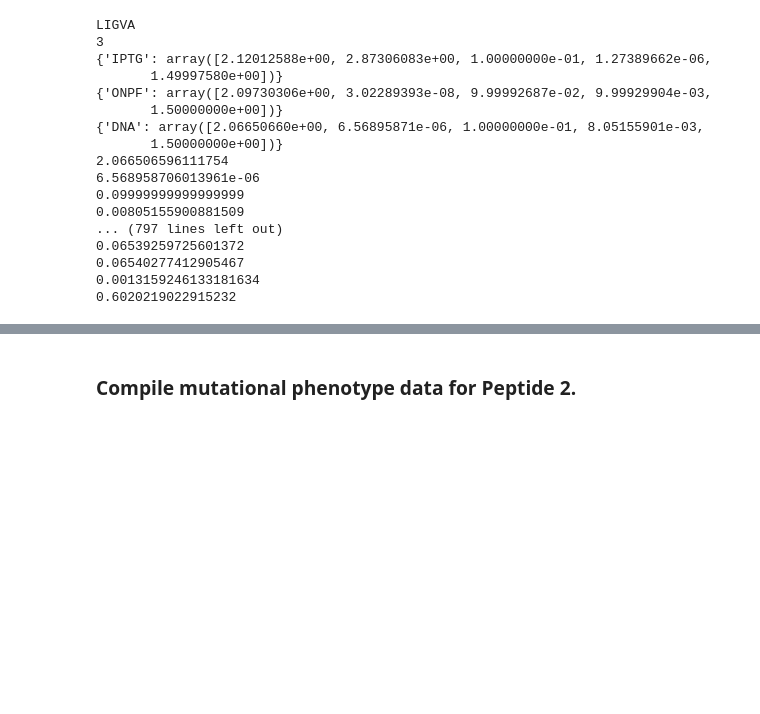
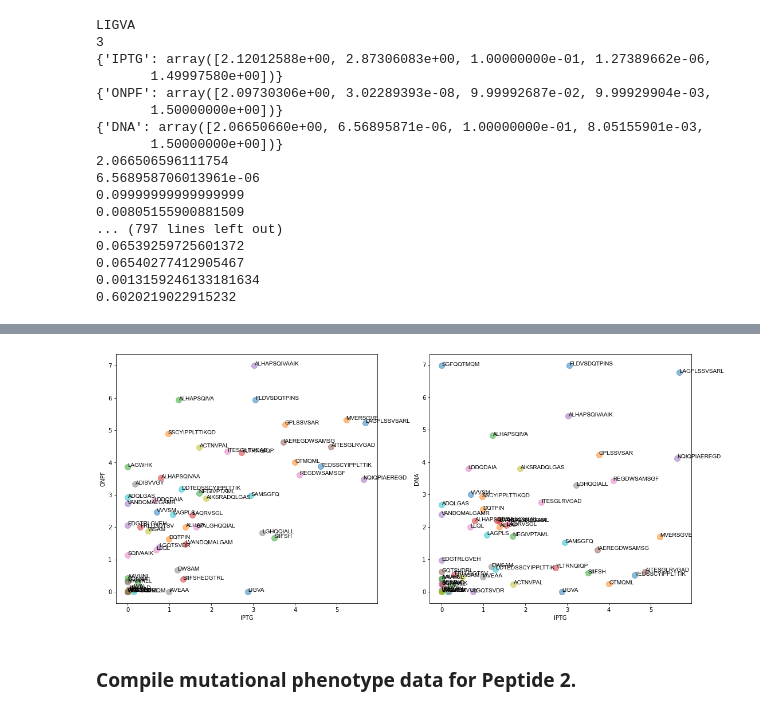
Before and after one commit to anumazam/LacI_HDX, a Jupyter notebook: 20210530_clustering.ipynb, the cells around one changed output, grey strips where cells are left out. Cells and saved outputs as stored; diff of their text form; code cells hidden in the pictures; blank space fills up the shorter version.

Commit message:
making some graphs

```diff
--- a/20210530_clustering.ipynb
+++ b/20210530_clustering.ipynb
@@ -202,17 +202,6 @@ for peptide in peptide_exchange_dict:
             sub_params_dict[state] = popt
             peptide_fit_dict[peptide].append(sub_fit_dict)
             peptide_params_dict[peptide].append(sub_params_dict)
-
-
-for key in peptide_params_dict.keys():
-    print(key)
-    print(len(peptide_params_dict.get(key)))
-    print(peptide_params_dict.get(key)[0])
-    print(peptide_params_dict.get(key)[1])
-    print(peptide_params_dict.get(key)[2])
-    for x in peptide_params_dict.get(key)[2].values():
-        for y in x:
-            print(y)
 # %% [output]
 LIGVA
 3
@@ -310,0 +225,86 @@ plt.show()
+# %%
+
+# for key in peptide_params_dict.keys():
+#     print(key)
+#     print(len(peptide_params_dict.get(key)))
+#     print(peptide_params_dict.get(key)[0])
+#     print(peptide_params_dict.get(key)[1])
+#     print(peptide_params_dict.get(key)[2])
+#     for x in peptide_params_dict.get(key)[2].values():
+#         for y in x:
+#             print(y)
+
+compare_med_dict = {}
+for [peptide] in all_peptides:
+    compare_med_dict[peptide] = []
+
+compare_med_dict_ = {}
+for [peptide] in all_peptides:
+    compare_med_dict_[peptide] = []
+
+state1 = str(peptide_params_dict.get(peptide)[0].keys())
+state1 = state1[12:-3]
+
+state2 = str(peptide_params_dict.get(peptide)[1].keys())
+state2 = state2[12:-3]
+
+state3 = str(peptide_params_dict.get(peptide)[2].keys())
+state3 = state3[12:-3]
+
+for peptide in peptide_params_dict.keys():
+    state1_params = []
+    for x in peptide_params_dict.get(peptide)[0].values(): # IPTG state only
+        for y in x:
+            state1_params.append(y)
+    state1_med = state1_params[1] # number of medium-exchanging protons for this peptide
+
+    state2_params = []
+    for x in peptide_params_dict.get(peptide)[1].values(): # ONPF state only
+        for y in x:
+            state2_params.append(y)
+    state2_med = state2_params[1] # number of medium-exchanging protons for this peptide
+
+    state3_params = []
+    for x in peptide_params_dict.get(peptide)[2].values(): # DNA state only
+        for y in x:
+            state3_params.append(y)
+    state3_med = state3_params[1] # number of medium-exchanging protons for this peptide
+
+    temp_tuple = (state1_med, state2_med)
+    compare_med_dict[peptide] = temp_tuple
+
+    temp_tuple_ = (state1_med, state3_med)
+    compare_med_dict_[peptide] = temp_tuple_
+
+font = {'family' : 'Arial',
+        'weight' : 'normal',
+        'size'   : 36
+       }
+axes = {'titlesize' : 36,
+        'titleweight' : 'bold',
+        'labelsize' : 36
+       }
+
+figure, (ax1, ax2) = plt.subplots(1, 2, figsize=(18,8))
+
+for key in compare_med_dict:
+    ax1.plot(compare_med_dict.get(key)[0], compare_med_dict.get(key)[1], 'o', markersize = 10, alpha = 0.5)
+    ax1.annotate(key, (compare_med_dict.get(key)[0], compare_med_dict.get(key)[1]), font = 'Arial')
+for key in compare_med_dict_:
+    ax2.plot(compare_med_dict_.get(key)[0], compare_med_dict_.get(key)[1], 'o', markersize = 10, alpha = 0.5)
+    ax2.annotate(key, (compare_med_dict_.get(key)[0], compare_med_dict_.get(key)[1]), font = 'Arial')
+
+ax1.set_ylabel(state2)
+ax1.set_xlabel(state1)
+ax2.set_ylabel(state3)
+ax2.set_xlabel(state1)
+# ax1.set_title(str(peptide1_first_res) + ' - ' + peptide_input1)
+# ax2.set_title(str(peptide2_first_res) + ' - ' + peptide_input2)
+# ax1.set_xscale('log')
+# ax1.set_yscale('log')
+# ax2.set_xscale('log')
+# ax1.set_ylim(0, len(peptide_input1) - 2 - peptide_input1[2:].count('P') + 0.25)
+# ax2.set_ylim(0, len(peptide_input2) - 2 - peptide_input2[2:].count('P')+ 0.25)
+# ax1.yaxis.set_major_formatter(FormatStrFormatter('%.1f'))
+# ax2.yaxis.set_major_formatter(FormatStrFormatter('%.1f'))
+# %% [output]
@@ -311,2 +312,3 @@ plt.show()
+[figure, added]
 # %% [markdown]
 ### Compile mutational phenotype data for Peptide 2.
```
Also changed, not shown: parts of 7 cells of this notebook.
